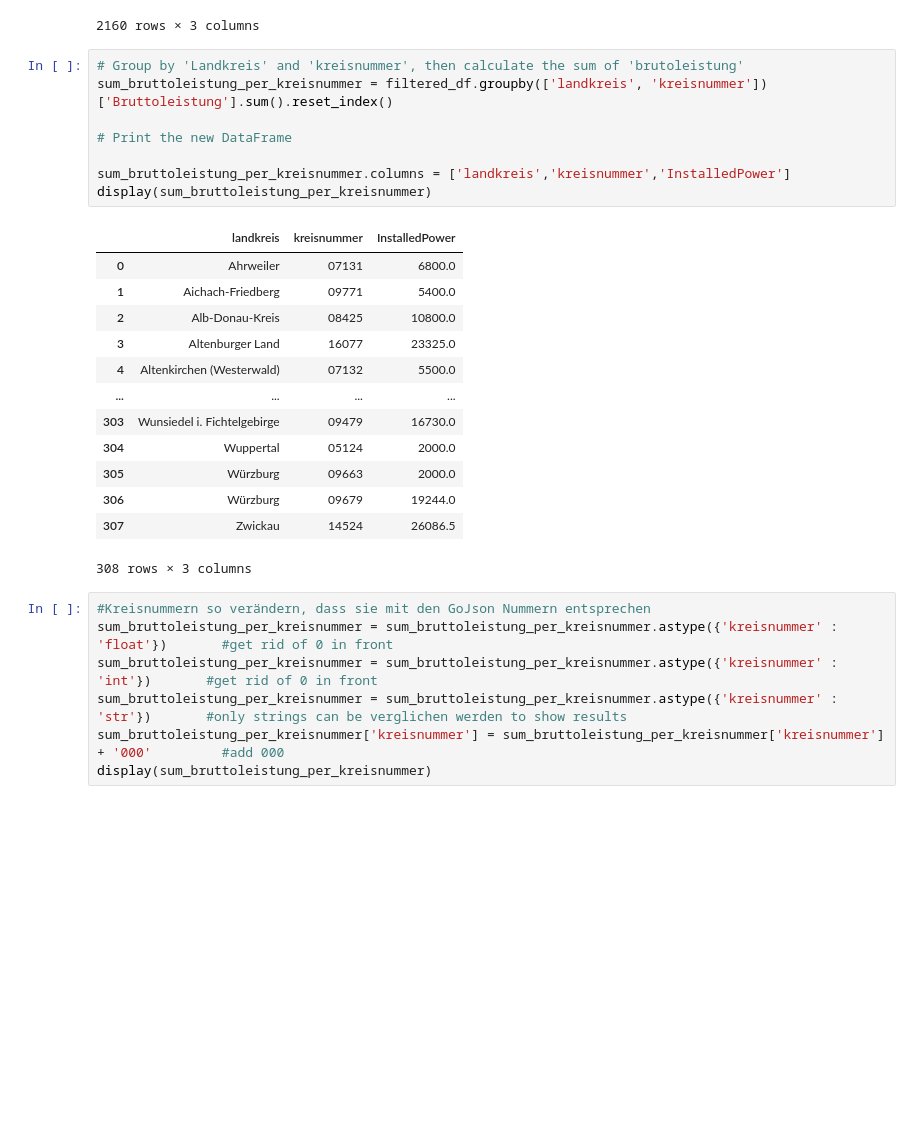
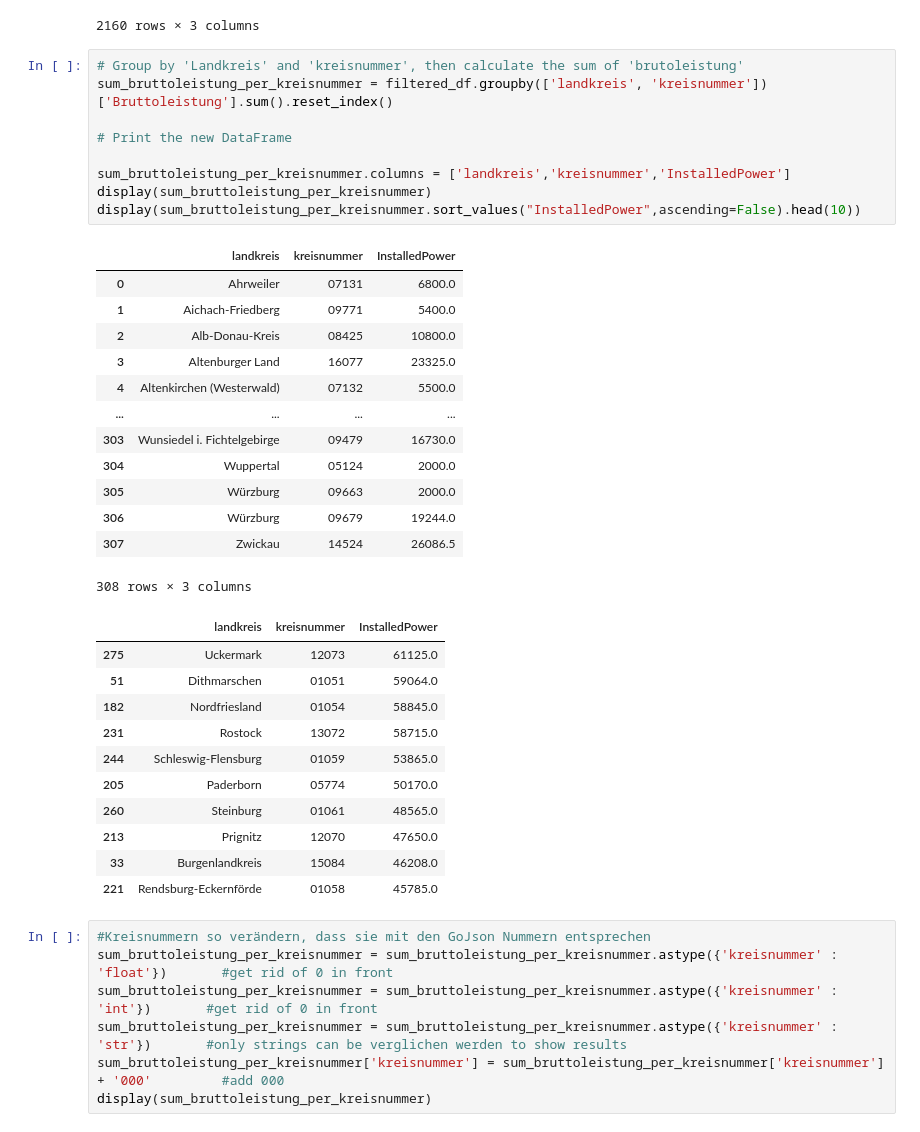
Before and after one commit to Mohammad-S-Rahman/open_mastr_thesis, a Jupyter notebook: thesis/WorkingMapWindWithoutOutliers.ipynb, the cells around one changed output. Drawn from its saved outputs; the diff is of its cells as text; blank space fills up the shorter version.

```diff
--- a/thesis/WorkingMapWindWithoutOutliers.ipynb
+++ b/thesis/WorkingMapWindWithoutOutliers.ipynb
@@ -155,25 +155,37 @@ display(filtered_df)
 # %%
 # Group by 'Landkreis' and 'kreisnummer', then calculate the sum of 'brutoleistung'
 sum_bruttoleistung_per_kreisnummer = filtered_df.groupby(['landkreis', 'kreisnummer'])['Bruttoleistung'].sum().reset_index()
 
 # Print the new DataFrame
 
 sum_bruttoleistung_per_kreisnummer.columns = ['landkreis','kreisnummer','InstalledPower']
 display(sum_bruttoleistung_per_kreisnummer)
+display(sum_bruttoleistung_per_kreisnummer.sort_values("InstalledPower",ascending=False).head(10))
 # %% [output]
 |  | landkreis | kreisnummer | InstalledPower |
 | 0 | Ahrweiler | 07131 | 6800.0 |
 | 1 | Aichach-Friedberg | 09771 | 5400.0 |
 | 2 | Alb-Donau-Kreis | 08425 | 10800.0 |
 | 3 | Altenburger Land | 16077 | 23325.0 |
 | 4 | Altenkirchen (Westerwald) | 07132 | 5500.0 |
 | ... | ... | ... | ... |
 | 303 | Wunsiedel i. Fichtelgebirge | 09479 | 16730.0 |
 | 304 | Wuppertal | 05124 | 2000.0 |
 | 305 | Würzburg | 09663 | 2000.0 |
 | 306 | Würzburg | 09679 | 19244.0 |
 | 307 | Zwickau | 14524 | 26086.5 |
 308 rows × 3 columns
+|  | landkreis | kreisnummer | InstalledPower |
+| 275 | Uckermark | 12073 | 61125.0 |
+| 51 | Dithmarschen | 01051 | 59064.0 |
+| 182 | Nordfriesland | 01054 | 58845.0 |
+| 231 | Rostock | 13072 | 58715.0 |
+| 244 | Schleswig-Flensburg | 01059 | 53865.0 |
+| 205 | Paderborn | 05774 | 50170.0 |
+| 260 | Steinburg | 01061 | 48565.0 |
+| 213 | Prignitz | 12070 | 47650.0 |
+| 33 | Burgenlandkreis | 15084 | 46208.0 |
+| 221 | Rendsburg-Eckernförde | 01058 | 45785.0 |
 # %%
 #Kreisnummern so verändern, dass sie mit den GoJson Nummern entsprechen
 sum_bruttoleistung_per_kreisnummer = sum_bruttoleistung_per_kreisnummer.astype({'kreisnummer' : 'float'})       #get rid of 0 in front
```
Also changed, not shown: parts of 1 cell of this notebook, 8 other files.
